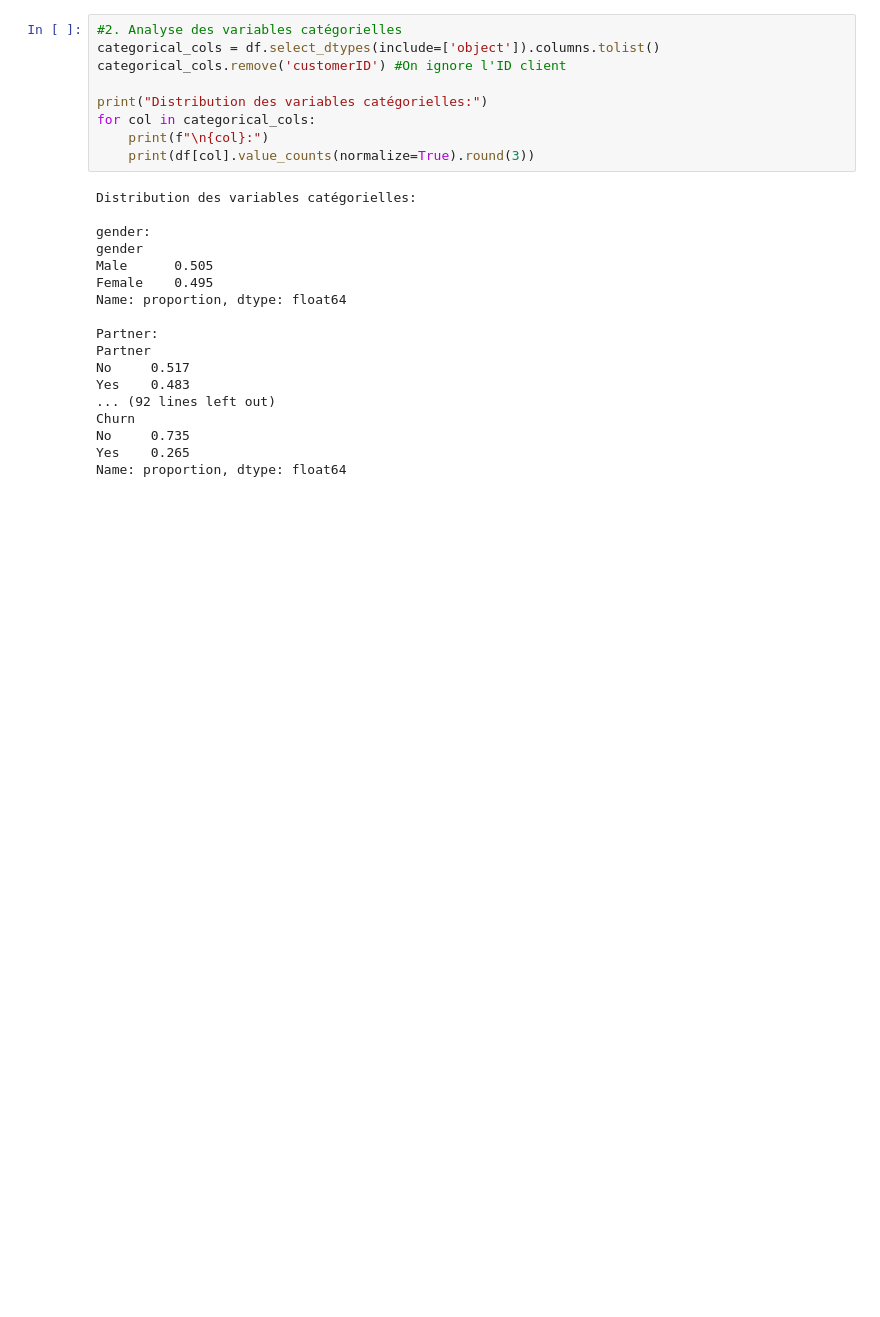
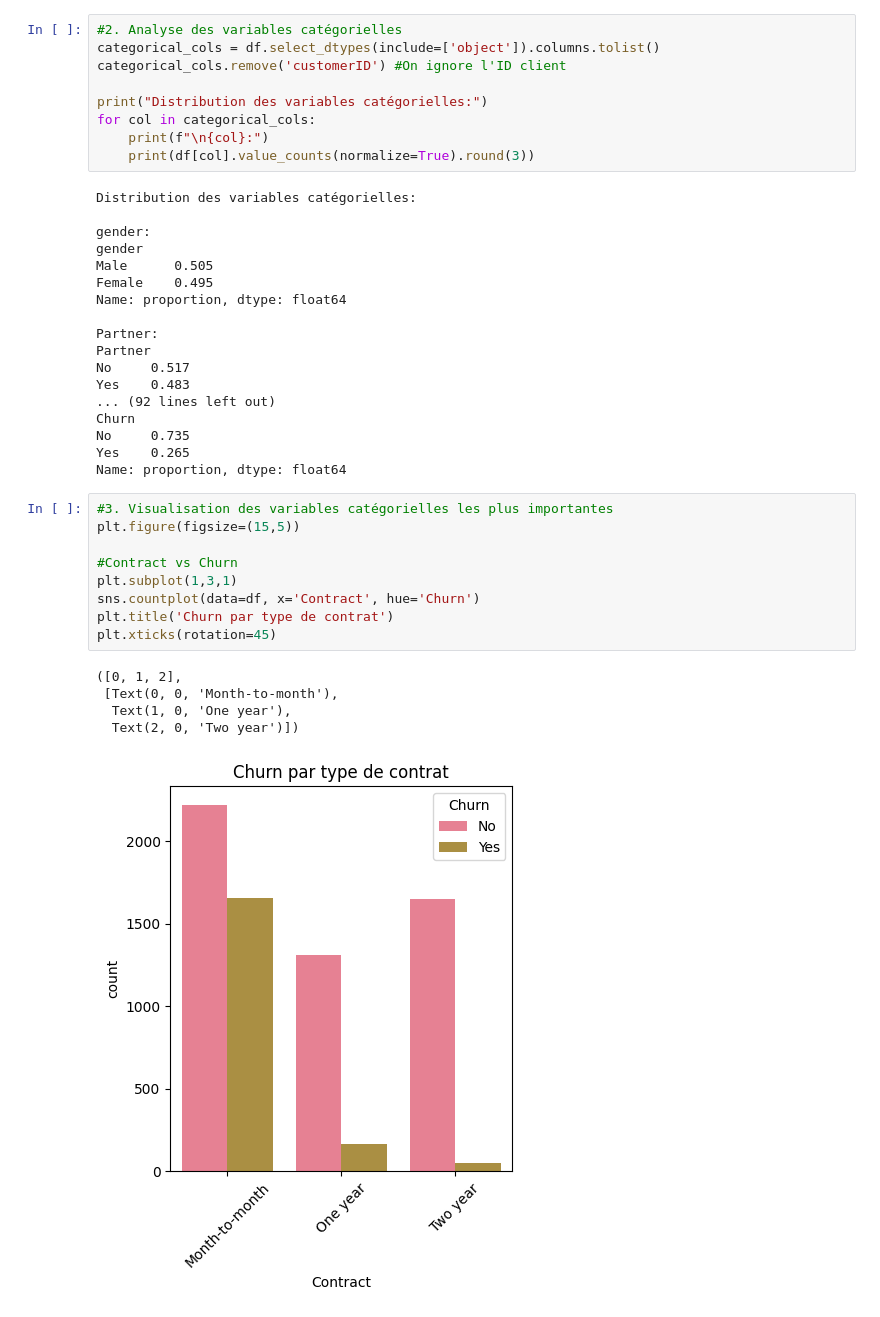
Before and after one commit to RaoufAddeche/Churn-Clients, a Jupyter notebook: notebooks/nettoyage_raouf.ipynb, the cells around one changed output. Cells and saved outputs as stored; diff of their text form; blank space fills up the shorter version.

```diff
--- a/notebooks/nettoyage_raouf.ipynb
+++ b/notebooks/nettoyage_raouf.ipynb
@@ -160,3 +169,18 @@ Churn
 No     0.735
 Yes    0.265
 Name: proportion, dtype: float64
+# %%
+#3. Visualisation des variables catégorielles les plus importantes
+plt.figure(figsize=(15,5))
+
+#Contract vs Churn
+plt.subplot(1,3,1)
+sns.countplot(data=df, x='Contract', hue='Churn')
+plt.title('Churn par type de contrat')
+plt.xticks(rotation=45)
+# %% [output]
+([0, 1, 2],
+ [Text(0, 0, 'Month-to-month'),
+  Text(1, 0, 'One year'),
+  Text(2, 0, 'Two year')])
+[figure, added]
```
Also changed, not shown: parts of 13 cells of this notebook, 10 other files.
